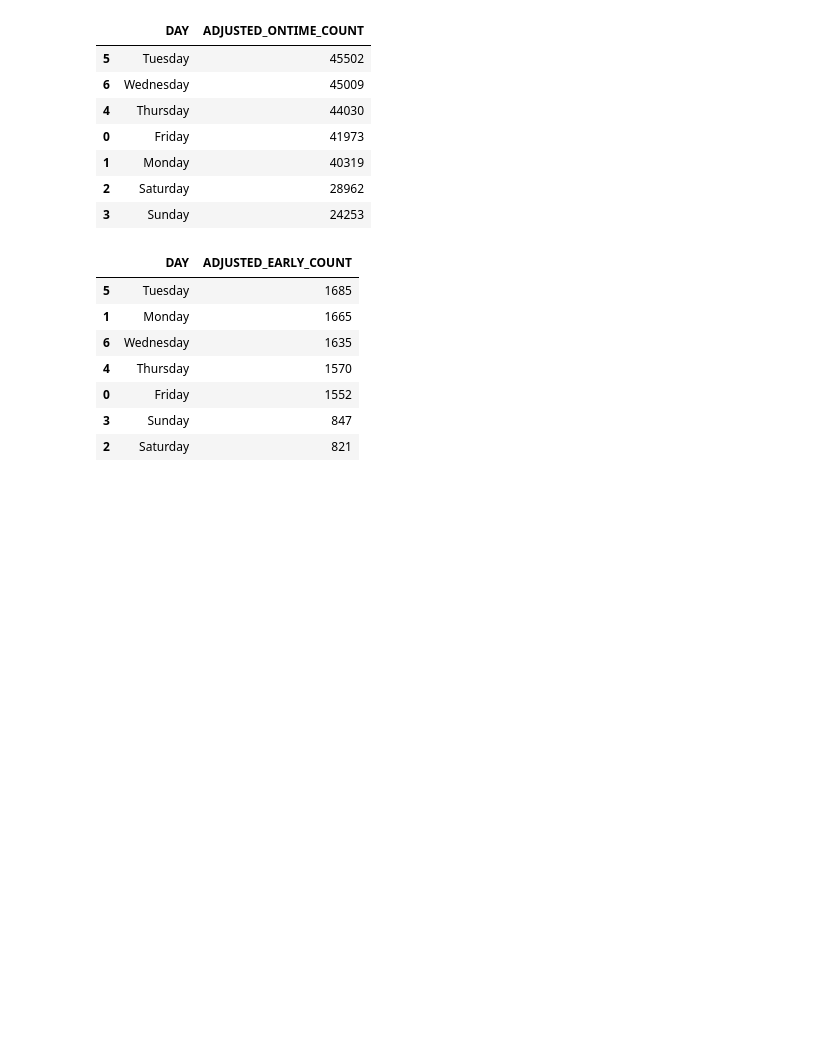
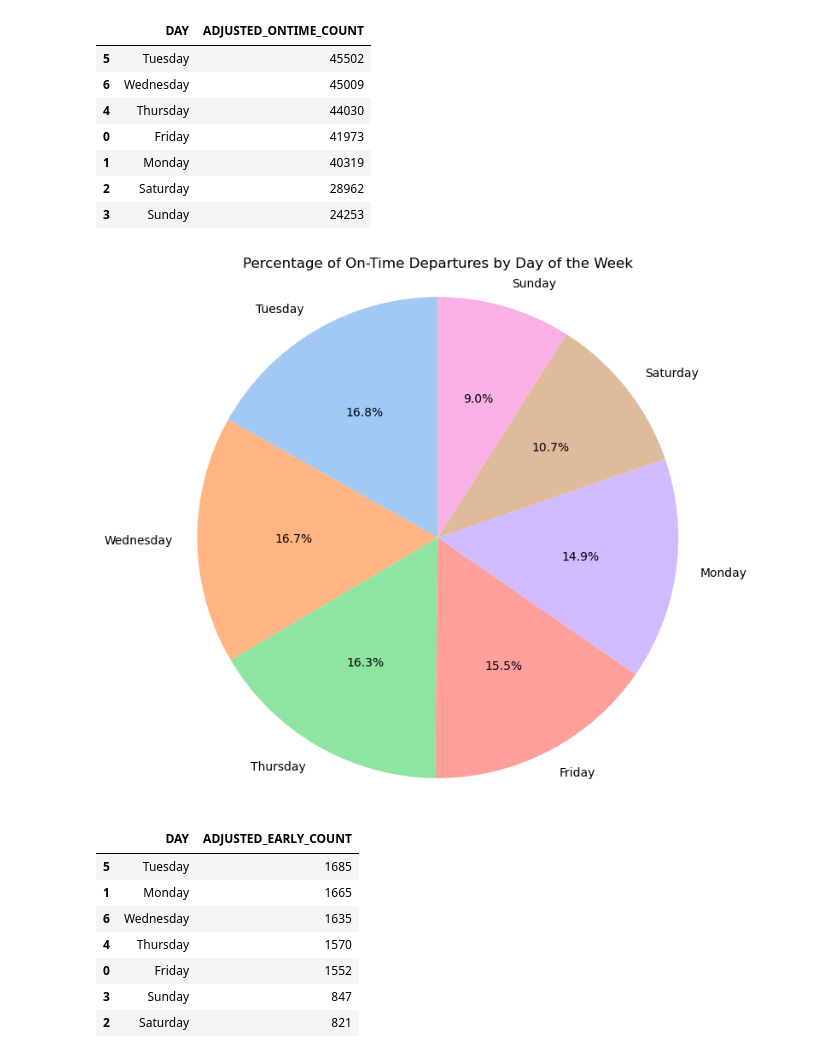
Before and after one commit to NSS-Data-Analytics-Cohort-12/wego-python-da12-pumpkin-py-latte, a Jupyter notebook: notebooks/WeGo_AimeeJohnson.ipynb, the cells around one changed output. Drawn from its saved outputs; the diff is of its cells as text; code cells hidden in the pictures; blank space fills up the shorter version.

Commit message:
working on graphs

```diff
--- a/notebooks/WeGo_AimeeJohnson.ipynb
+++ b/notebooks/WeGo_AimeeJohnson.ipynb
@@ -228,6 +230,24 @@ on_time
 | 1 | Monday | 40319 |
 | 2 | Saturday | 28962 |
 | 3 | Sunday | 24253 |
+# %%
+labels = on_time['DAY']
+sizes = on_time['ADJUSTED_ONTIME_COUNT']
+
+# Create the pie chart
+plt.figure(figsize=(8, 8))
+plt.pie(sizes, labels=labels, autopct='%1.1f%%', startangle=90, colors=sns.color_palette("pastel"))
+
+# Ensure the pie chart is a circle
+plt.axis('equal')
+
+# Add a title
+plt.title('Percentage of On-Time Departures by Day of the Week')
+
+# Show the plot
+plt.show()
+# %% [output]
+[figure, added]
 # %%
 #Get all of the reported early stops by day
 early_time = wego.groupby('DAY')['ADJUSTED_EARLY_COUNT'].sum().reset_index().sort_values(by='ADJUSTED_EARLY_COUNT', ascending = False)
```
Also changed, not shown: parts of 13 cells of this notebook.
